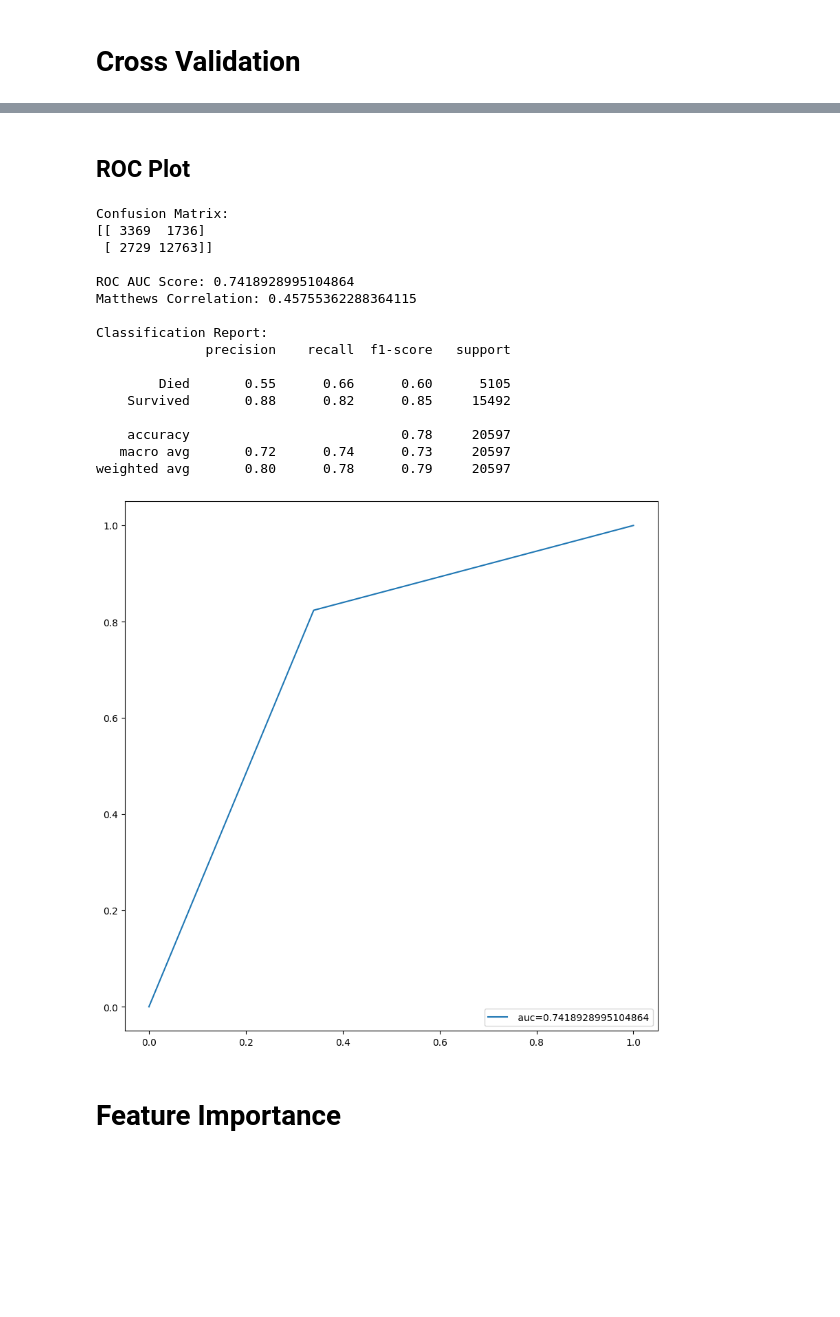
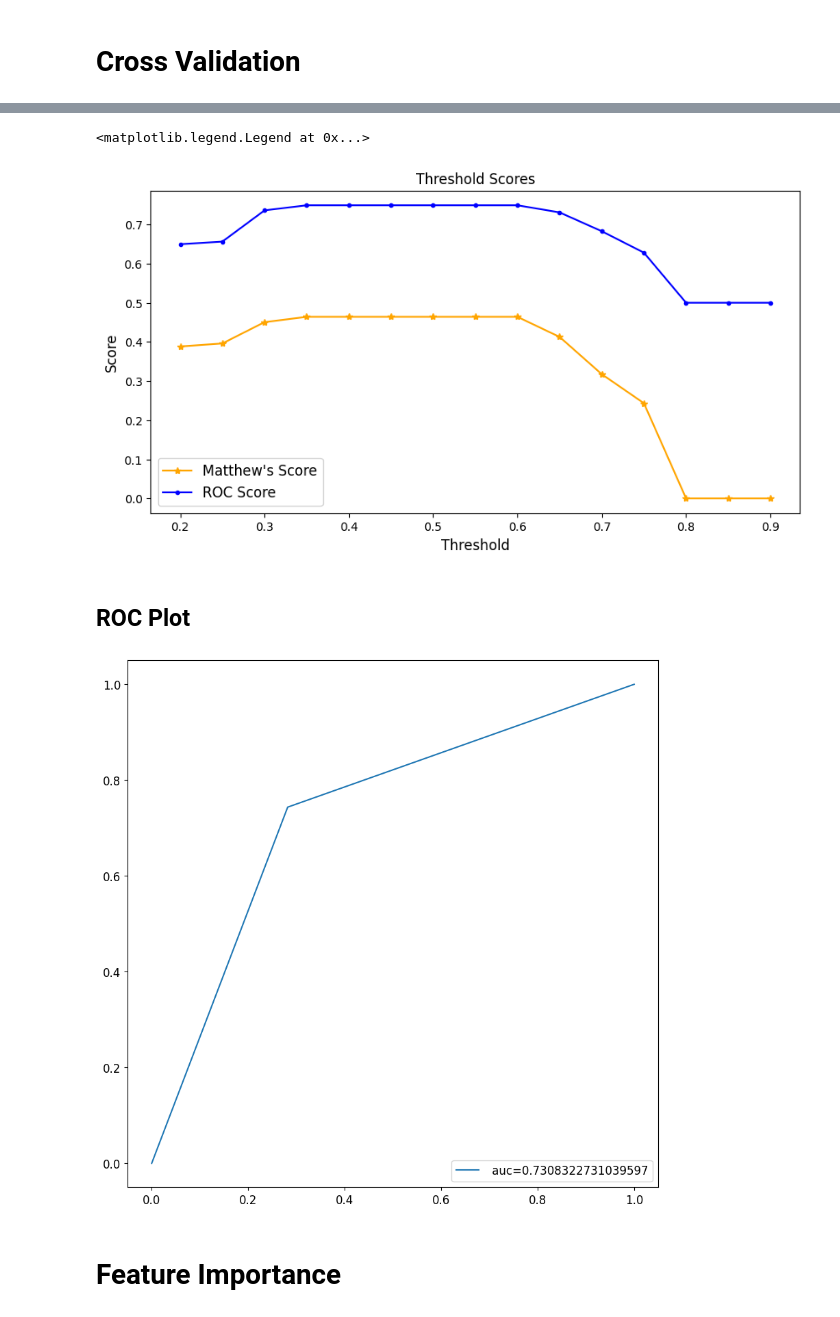
Before and after one commit to Joeyloganpython/Capstone, a Jupyter notebook: ML/Classification_joey_start.ipynb, the cells around one changed output, grey strips where cells are left out. Cells and saved outputs as stored; diff of their text form; code cells hidden in the pictures; blank space fills up the shorter version.

Commit message:
Fixed class weights issue, and added thresholds graph

```diff
--- a/ML/Classification_joey_start.ipynb
+++ b/ML/Classification_joey_start.ipynb
@@ -127,6 +127,6 @@ X = incidents2[['Over 40','Naloxone Administered','Fentanyl','Multiple Drugs']]
 y = incidents2[['Survive']]
 
 # Class weights are required because of class imbalance issue
-class_weight_m = dict(y['Survive'].value_counts())
+class_weight_m = {i: value for i, value in enumerate(y['Survive'].value_counts())}
 class_weight_m
 # %% [output]
@@ -511,3 +409,26 @@ weighted avg       0.80      0.78      0.79     20597
+# %%
+change_threshold(rf_cross_prob, rf_cross_test, .7)
+thresholds_ls, matthews_score_ls, roc_score_ls = [], [], []
+
+for i  in range(20, 95, 5):
+    threshold = i / 100
+    thresholds_ls.append(threshold)
+    _ = change_threshold(rf_cross_prob, rf_cross_test, threshold)
+    matthews_score_ls.append(_[2])
+    roc_score_ls.append(_[1])
+# %%
+
+fig, ax = plt.subplots(figsize=(10, 5))
+ax.plot(thresholds_ls, matthews_score_ls , marker = "*", color = 'Orange', label='Matthew\'s Score')
+ax.plot(thresholds_ls, roc_score_ls, marker='.', color = 'Blue', label='ROC Score')
+ax.set_xlabel("Threshold", fontsize = 12)
+ax.set_ylabel("Score", fontsize = 12)
+ax.set_title("Threshold Scores")
+plt.rcParams.update({"font.size": 12})
+plt.legend()
+# %% [output]
+<matplotlib.legend.Legend at 0x...>
+[figure, added]
 # %% [markdown]
 ## ROC Plot
 # %%
@@ -515,7 +436,7 @@ def plot_roc(pred_probs, y_test, threshold):
     # probs = [pd.DataFrame(a, columns = ['zero', 'one']) for a in pred_probs]
     # probs_final = pd.concat(probs)
     # probs_final = probs_final[['one']]
-    probs_final = change_threshold(pred_probs, y_test, threshold = threshold)
+    probs_final = change_threshold(pred_probs, y_test, threshold = threshold)[4]
     y_test_master = pd.concat(y_test)
 
     fpr, tpr, _ = roc_curve(y_test_master,probs_final)
@@ -525,25 +446,9 @@ def plot_roc(pred_probs, y_test, threshold):
     plt.legend(loc=4)
     plt.show()
 # %%
-plot_roc(rf_cross_prob, rf_cross_test, 0.8)
+plot_roc(rf_cross_prob, rf_cross_test, 0.65)
 # %% [output]
-Confusion Matrix:
-[[ 3369  1736]
- [ 2729 12763]]
-
-ROC AUC Score: 0.7418928995104864
-Matthews Correlation: 0.45755362288364115
-
-Classification Report:
-              precision    recall  f1-score   support
-
-        Died       0.55      0.66      0.60      5105
-    Survived       0.88      0.82      0.85     15492
-
-    accuracy                           0.78     20597
-   macro avg       0.72      0.74      0.73     20597
-weighted avg       0.80      0.78      0.79     20597
-[figure, old version]
+[figure, new version]
 # %% [markdown]
 # Feature Importance
 # %%
```
Also changed, not shown: parts of 21 cells of this notebook.
